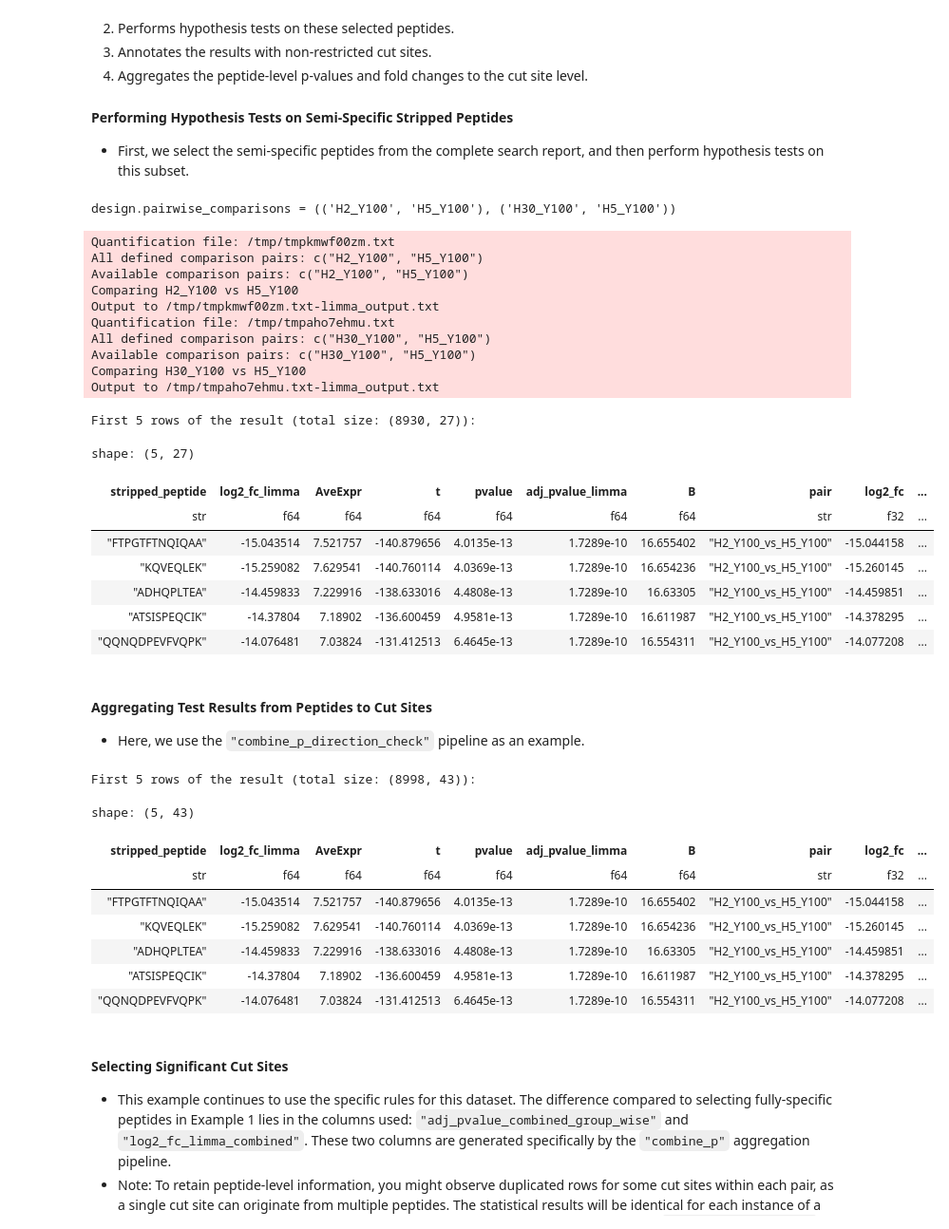
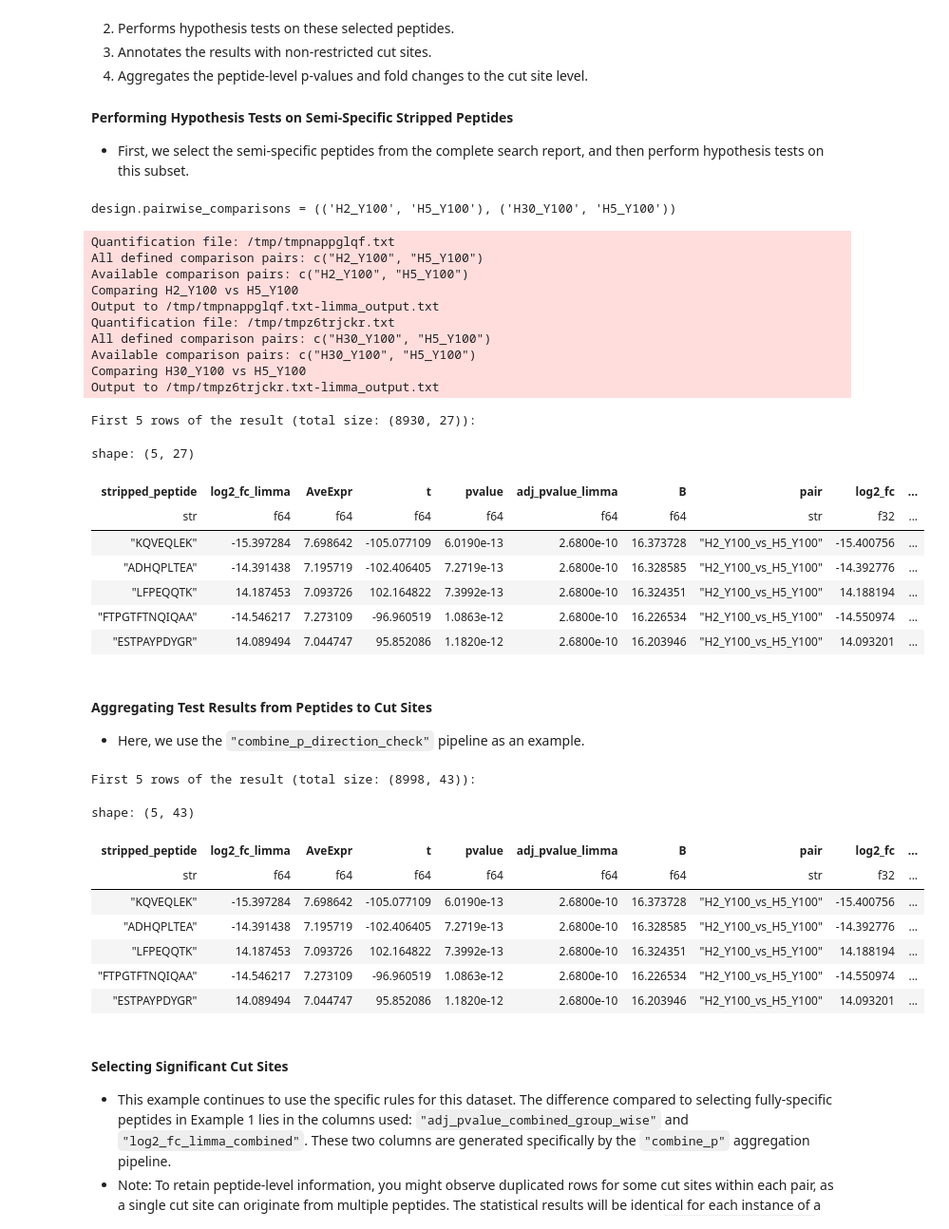
Before and after one commit to Shui-Group/DIA-LiPQuan, a Jupyter notebook: example_data/example.ipynb, the cells around one changed output. Shown at 95% size. Saved outputs shown, nothing was run; the diff lists cells and outputs as text; code cells hidden in the pictures.

```diff
--- a/example_data/example.ipynb
+++ b/example_data/example.ipynb
@@ -718,7 +719,7 @@ filters = (pl.col("peptide_enzymatic_specificity") == "semi_specific") & (
 stats_semi_pep = lipana.stats.pipe.do_stats_pipe_direct(
     qdf=report.get_quant_data(
         entry_name="stripped_peptide",
-        quant_name="peptide_quant_by_maxlfq_from_ms1ms2",
+        quant_name="peptide_quant_by_maxlfq_from_prec",
         main_df_entry_filter=filters,
     ),  # Note here no need to call `.df` because the requirement of filtering will make this function return a dataframe, instead of a `EntryQuantificationReport` object
     design=design,
@@ -730,42 +731,42 @@ stats_semi_pep = lipana.stats.pipe.do_stats_pipe_direct(
     annotation_cols=[
         "peptide_start_position",
         "peptide_end_position",
         "prev_aa",
         "next_aa",
         "peptide_n_term_aa",
         "peptide_c_term_aa",
         "nterm_enzymatic_specificity",
         "cterm_enzymatic_specificity",
         "peptide_enzymatic_specificity",
         "n_cut_site",
         "c_cut_site",
     ],
     return_chains=False,
 )
 sleep(0.1)
 print(f"First 5 rows of the result (total size: {stats_semi_pep.shape}):")
 stats_semi_pep.head(5)
 # %% [output]
 design.pairwise_comparisons = (('H2_Y100', 'H5_Y100'), ('H30_Y100', 'H5_Y100'))
-Quantification file: /tmp/tmpkmwf00zm.txt
+Quantification file: /tmp/tmpnappglqf.txt
 All defined comparison pairs: c("H2_Y100", "H5_Y100")
 Available comparison pairs: c("H2_Y100", "H5_Y100")
 Comparing H2_Y100 vs H5_Y100
-Output to /tmp/tmpkmwf00zm.txt-limma_output.txt
-Quantification file: /tmp/tmpaho7ehmu.txt
+Output to /tmp/tmpnappglqf.txt-limma_output.txt
+Quantification file: /tmp/tmpz6trjckr.txt
 All defined comparison pairs: c("H30_Y100", "H5_Y100")
 Available comparison pairs: c("H30_Y100", "H5_Y100")
 Comparing H30_Y100 vs H5_Y100
-Output to /tmp/tmpaho7ehmu.txt-limma_output.txt
+Output to /tmp/tmpz6trjckr.txt-limma_output.txt
 First 5 rows of the result (total size: (8930, 27)):
 shape: (5, 27)
 | stripped_peptide | log2_fc_limma | AveExpr | t | pvalue | adj_pvalue_limma | B | pair | log2_fc | ... |
 | str | f64 | f64 | f64 | f64 | f64 | f64 | str | f32 | ... |
-| "FTPGTFTNQIQAA" | -15.043514 | 7.521757 | -140.879656 | 4.0135e-13 | 1.7289e-10 | 16.655402 | "H2_Y100_vs_H5_Y100" | -15.044158 | ... |
-| "KQVEQLEK" | -15.259082 | 7.629541 | -140.760114 | 4.0369e-13 | 1.7289e-10 | 16.654236 | "H2_Y100_vs_H5_Y100" | -15.260145 | ... |
-| "ADHQPLTEA" | -14.459833 | 7.229916 | -138.633016 | 4.4808e-13 | 1.7289e-10 | 16.63305 | "H2_Y100_vs_H5_Y100" | -14.459851 | ... |
-| "ATSISPEQCIK" | -14.37804 | 7.18902 | -136.600459 | 4.9581e-13 | 1.7289e-10 | 16.611987 | "H2_Y100_vs_H5_Y100" | -14.378295 | ... |
-| "QQNQDPEVFVQPK" | -14.076481 | 7.03824 | -131.412513 | 6.4645e-13 | 1.7289e-10 | 16.554311 | "H2_Y100_vs_H5_Y100" | -14.077208 | ... |
+| "KQVEQLEK" | -15.397284 | 7.698642 | -105.077109 | 6.0190e-13 | 2.6800e-10 | 16.373728 | "H2_Y100_vs_H5_Y100" | -15.400756 | ... |
+| "ADHQPLTEA" | -14.391438 | 7.195719 | -102.406405 | 7.2719e-13 | 2.6800e-10 | 16.328585 | "H2_Y100_vs_H5_Y100" | -14.392776 | ... |
+| "LFPEQQTK" | 14.187453 | 7.093726 | 102.164822 | 7.3992e-13 | 2.6800e-10 | 16.324351 | "H2_Y100_vs_H5_Y100" | 14.188194 | ... |
+| "FTPGTFTNQIQAA" | -14.546217 | 7.273109 | -96.960519 | 1.0863e-12 | 2.6800e-10 | 16.226534 | "H2_Y100_vs_H5_Y100" | -14.550974 | ... |
+| "ESTPAYPDYGR" | 14.089494 | 7.044747 | 95.852086 | 1.1820e-12 | 2.6800e-10 | 16.203946 | "H2_Y100_vs_H5_Y100" | 14.093201 | ... |
 # %% [markdown]
 #### Aggregating Test Results from Peptides to Cut Sites
 
@@ -793,11 +794,11 @@ First 5 rows of the result (total size: (8998, 43)):
 shape: (5, 43)
 | stripped_peptide | log2_fc_limma | AveExpr | t | pvalue | adj_pvalue_limma | B | pair | log2_fc | ... |
 | str | f64 | f64 | f64 | f64 | f64 | f64 | str | f32 | ... |
-| "FTPGTFTNQIQAA" | -15.043514 | 7.521757 | -140.879656 | 4.0135e-13 | 1.7289e-10 | 16.655402 | "H2_Y100_vs_H5_Y100" | -15.044158 | ... |
-| "KQVEQLEK" | -15.259082 | 7.629541 | -140.760114 | 4.0369e-13 | 1.7289e-10 | 16.654236 | "H2_Y100_vs_H5_Y100" | -15.260145 | ... |
-| "ADHQPLTEA" | -14.459833 | 7.229916 | -138.633016 | 4.4808e-13 | 1.7289e-10 | 16.63305 | "H2_Y100_vs_H5_Y100" | -14.459851 | ... |
-| "ATSISPEQCIK" | -14.37804 | 7.18902 | -136.600459 | 4.9581e-13 | 1.7289e-10 | 16.611987 | "H2_Y100_vs_H5_Y100" | -14.378295 | ... |
-| "QQNQDPEVFVQPK" | -14.076481 | 7.03824 | -131.412513 | 6.4645e-13 | 1.7289e-10 | 16.554311 | "H2_Y100_vs_H5_Y100" | -14.077208 | ... |
+| "KQVEQLEK" | -15.397284 | 7.698642 | -105.077109 | 6.0190e-13 | 2.6800e-10 | 16.373728 | "H2_Y100_vs_H5_Y100" | -15.400756 | ... |
+| "ADHQPLTEA" | -14.391438 | 7.195719 | -102.406405 | 7.2719e-13 | 2.6800e-10 | 16.328585 | "H2_Y100_vs_H5_Y100" | -14.392776 | ... |
+| "LFPEQQTK" | 14.187453 | 7.093726 | 102.164822 | 7.3992e-13 | 2.6800e-10 | 16.324351 | "H2_Y100_vs_H5_Y100" | 14.188194 | ... |
+| "FTPGTFTNQIQAA" | -14.546217 | 7.273109 | -96.960519 | 1.0863e-12 | 2.6800e-10 | 16.226534 | "H2_Y100_vs_H5_Y100" | -14.550974 | ... |
+| "ESTPAYPDYGR" | 14.089494 | 7.044747 | 95.852086 | 1.1820e-12 | 2.6800e-10 | 16.203946 | "H2_Y100_vs_H5_Y100" | 14.093201 | ... |
 # %% [markdown]
 #### Selecting Significant Cut Sites
 
```
Also changed, not shown: parts of 20 cells of this notebook.
